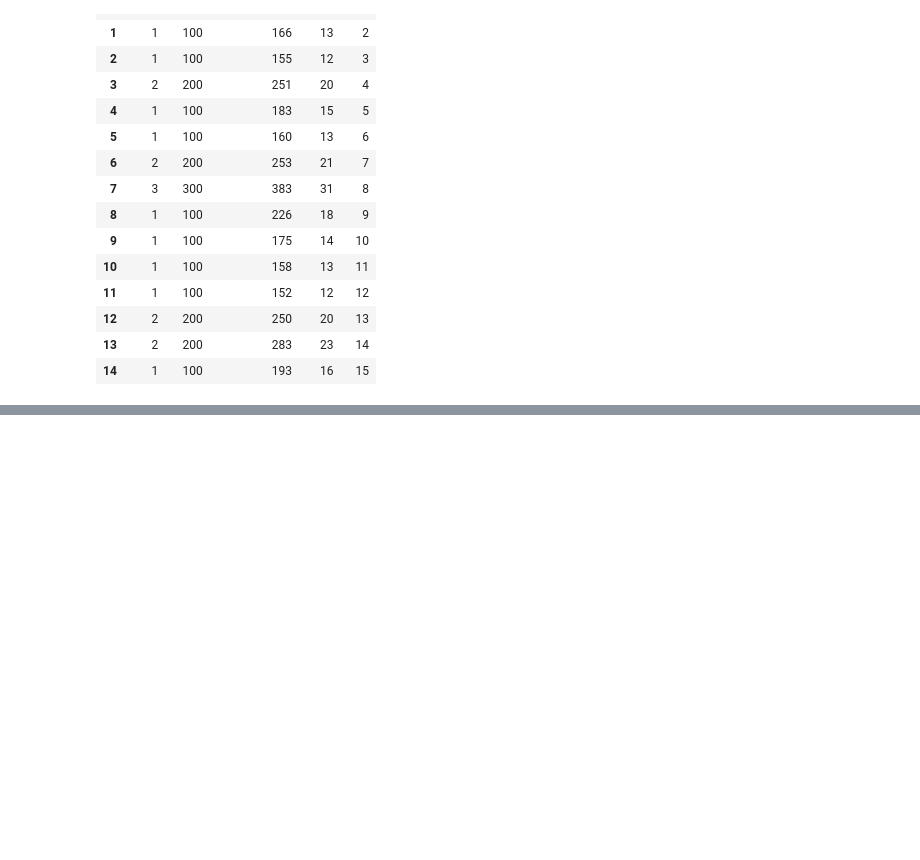
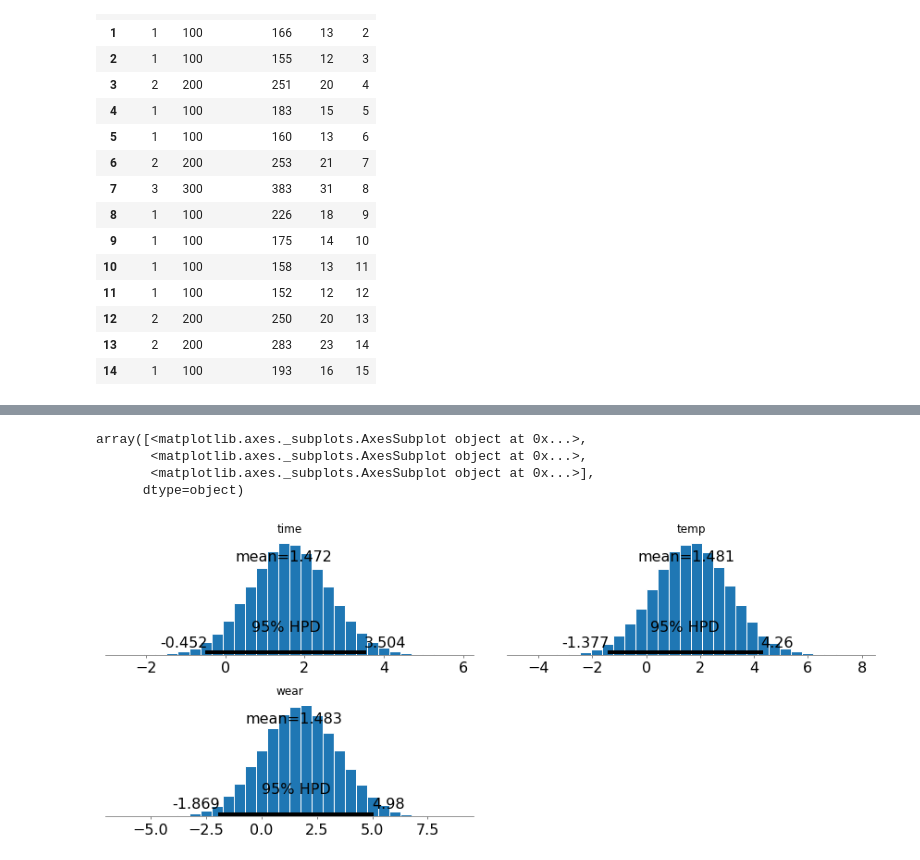
Before and after one commit to sunilsainiK/Testing, a Jupyter notebook: Testing.ipynb, the cells around one changed output, grey strips where cells are left out. Drawn from its saved outputs; the diff is of its cells as text; code cells hidden in the pictures; blank space fills up the shorter version.

```diff
--- a/Testing.ipynb
+++ b/Testing.ipynb
@@ -90,3 +115,11 @@ array([[<matplotlib.axes._subplots.AxesSubplot object at 0x...>,
+# %%
+pm.plot_posterior(trace)
+# %% [output]
+array([<matplotlib.axes._subplots.AxesSubplot object at 0x...>,
+       <matplotlib.axes._subplots.AxesSubplot object at 0x...>,
+       <matplotlib.axes._subplots.AxesSubplot object at 0x...>],
+      dtype=object)
+[figure, added]
 # %%
 pred = pd.DataFrame({
     "Wear": trace["wear"][50000:],
```
Also changed, not shown: parts of 17 cells of this notebook.
